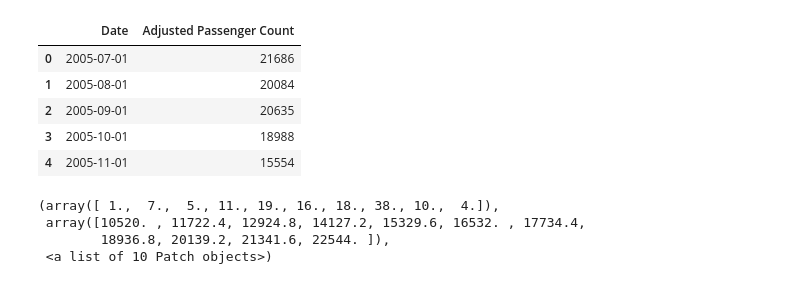
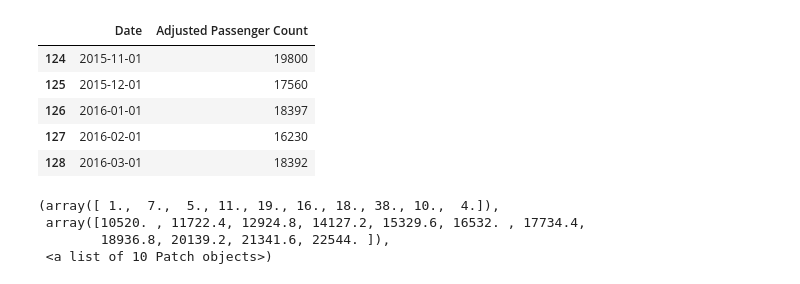
Before and after one commit to maggiemagnuson/liveProjects, a Jupyter notebook: Prophet Model Incorporated with Bayesian Analysis.ipynb, the cells around one changed output. Drawn from its saved outputs; the diff is of its cells as text; code cells hidden in the pictures.

```diff
--- a/Prophet Model Incorporated with Bayesian Analysis.ipynb
+++ b/Prophet Model Incorporated with Bayesian Analysis.ipynb
@@ -9,14 +10,14 @@ from fbprophet.plot import plot_plotly, plot_components_plotly
 # %%
 df = pd.read_csv("data/british airways.csv")
 # %%
-df.head()
+df.tail()
 # %% [output]
 |  | Date | Adjusted Passenger Count |
-| 0 | 2005-07-01 | 21686 |
-| 1 | 2005-08-01 | 20084 |
-| 2 | 2005-09-01 | 20635 |
-| 3 | 2005-10-01 | 18988 |
-| 4 | 2005-11-01 | 15554 |
+| 124 | 2015-11-01 | 19800 |
+| 125 | 2015-12-01 | 17560 |
+| 126 | 2016-01-01 | 18397 |
+| 127 | 2016-02-01 | 16230 |
+| 128 | 2016-03-01 | 18392 |
 # %%
 plt.hist(df["Adjusted Passenger Count"])
 # %% [output]
```
Also changed, not shown: parts of 15 cells of this notebook, 2 other files.
